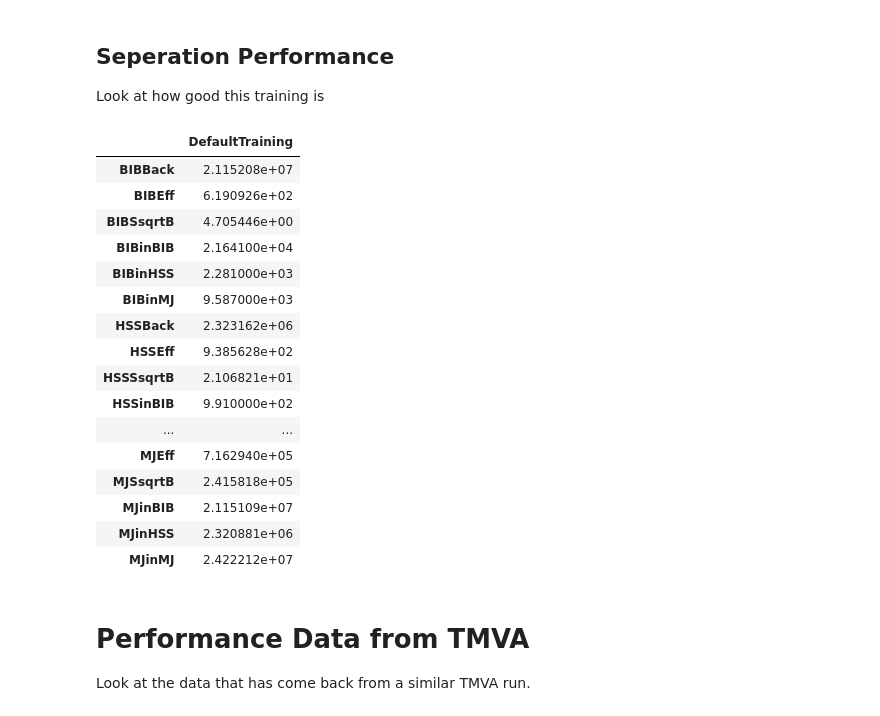
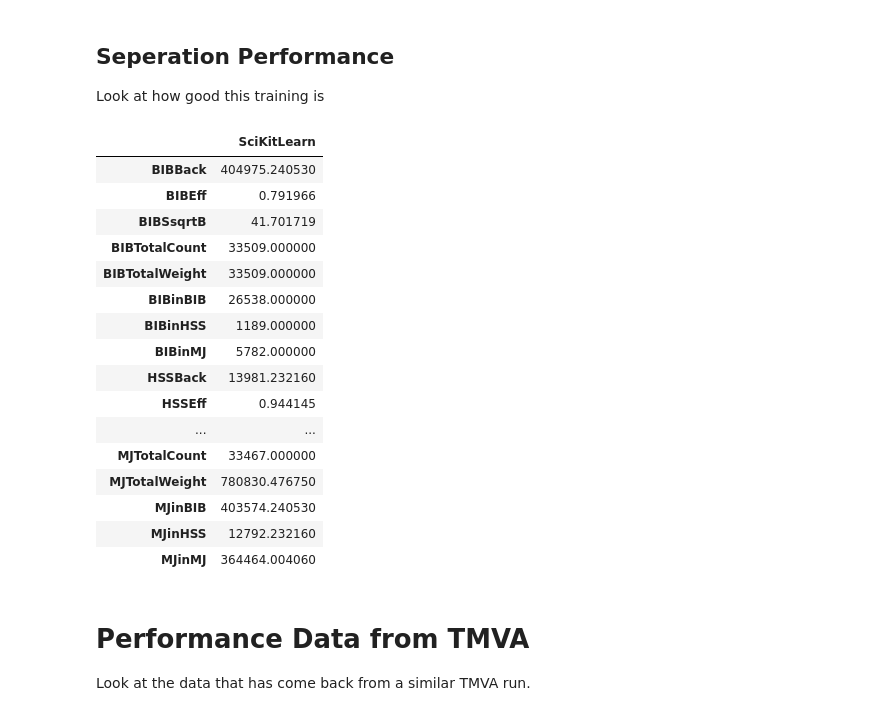
Before and after one commit to gordonwatts/JetCutStudies, a Jupyter notebook: notebooks/Timing And Performance Check.ipynb, the cells around one changed output. Saved outputs shown, nothing was run; the diff lists cells and outputs as text; code cells hidden in the pictures.

```diff
--- a/notebooks/Timing And Performance Check.ipynb
+++ b/notebooks/Timing And Performance Check.ipynb
@@ -33,0 +27,9 @@ Signal: 100000 events
+# %%
+all_events = load_default_samples("20")
+
+# WARNING: we are taking out x-section weights because the TMVA training we use for comparison below (job 194) doesn't have
+# the x-section weights in due to an oversight.
+for i in (0,1,2):
+    all_events[i].loc[:,'WeightXSection'] = pd.Series(np.ones(len(all_events[i].index)), index=all_events[i].index)
+
+training, testing = test_train_samples(all_events)
@@ -39,5 +45,5 @@ training_events, training_class, training_weight, training_eval_weight = prep_sa
 testing_events, testing_class, testing_weight, testing_eval_weight = prep_samples(testing[0], testing[1], testing[2])
 # %%
 %%time
-bdt = default_training(training_events, training_weight, training_class)
+bdt = default_training(training_events, training_weight, training_class, min_leaf_fraction=0.001)
 # %% [output]
@@ -53,26 +59,26 @@ plot_training_performance(bdt, training, testing, "default")
 ## Seperation Performance
 Look at how good this training is
 # %%
-d = calc_performance(bdt, testing)
-pd.DataFrame({'DefaultTraining':d})
+d_scikit_learn = calc_performance(bdt, testing)
+pd.DataFrame({'SciKitLearn':d_scikit_learn})
 # %% [output]
-|  | DefaultTraining |
-| BIBBack | 2.115208e+07 |
-| BIBEff | 6.190926e+02 |
-| BIBSsqrtB | 4.705446e+00 |
-| BIBinBIB | 2.164100e+04 |
-| BIBinHSS | 2.281000e+03 |
-| BIBinMJ | 9.587000e+03 |
-| HSSBack | 2.323162e+06 |
-| HSSEff | 9.385628e+02 |
-| HSSSsqrtB | 2.106821e+01 |
-| HSSinBIB | 9.910000e+02 |
+|  | SciKitLearn |
+| BIBBack | 404975.240530 |
+| BIBEff | 0.791966 |
+| BIBSsqrtB | 41.701719 |
+| BIBTotalCount | 33509.000000 |
+| BIBTotalWeight | 33509.000000 |
+| BIBinBIB | 26538.000000 |
+| BIBinHSS | 1189.000000 |
+| BIBinMJ | 5782.000000 |
+| HSSBack | 13981.232160 |
+| HSSEff | 0.944145 |
 | ... | ... |
-| MJEff | 7.162940e+05 |
-| MJSsqrtB | 2.415818e+05 |
-| MJinBIB | 2.115109e+07 |
-| MJinHSS | 2.320881e+06 |
-| MJinMJ | 2.422212e+07 |
+| MJTotalCount | 33467.000000 |
+| MJTotalWeight | 780830.476750 |
+| MJinBIB | 403574.240530 |
+| MJinHSS | 12792.232160 |
+| MJinMJ | 364464.004060 |
 # %% [markdown]
 # Performance Data from TMVA
 Look at the data that has come back from a similar TMVA run.
```
Also changed, not shown: parts of 10 cells of this notebook, 1 other file.
